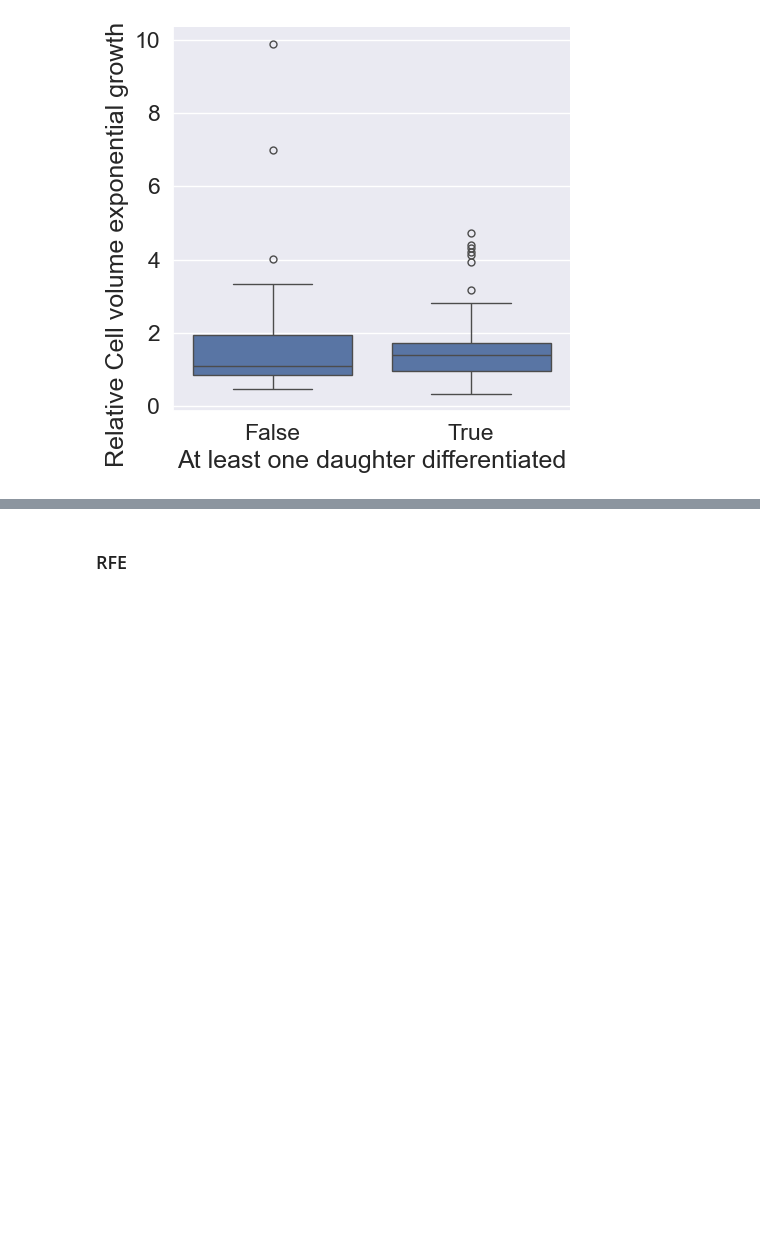
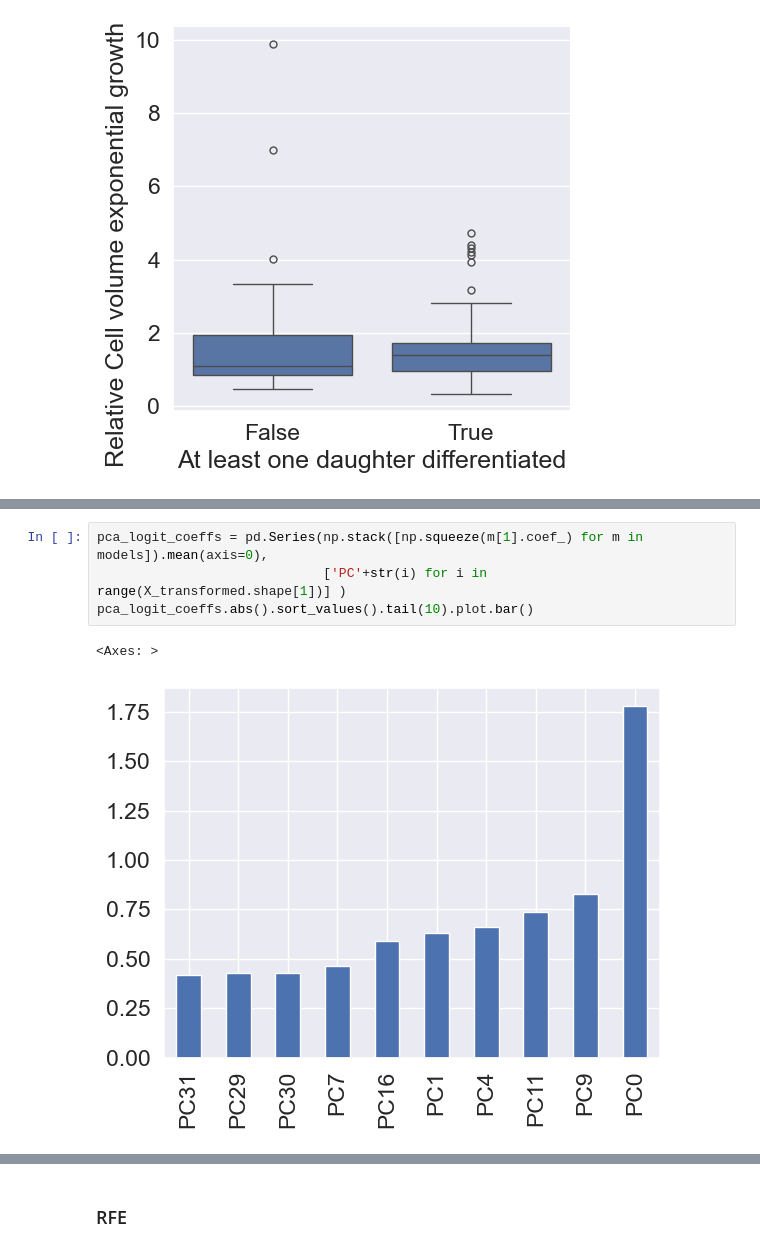
Before and after one commit to xies/mouse_skin_size_control, a Jupyter notebook: 2025_lineage_analysis/notebooks/RF_classify_division.ipynb, the cells around one changed output, grey strips where cells are left out. Saved outputs shown, nothing was run; the diff lists cells and outputs as text; blank space fills up the shorter version.

```diff
--- a/2025_lineage_analysis/notebooks/RF_classify_division.ipynb
+++ b/2025_lineage_analysis/notebooks/RF_classify_division.ipynb
@@ -163,0 +226,7 @@ print(ttest_from_groupby(divisions.droplevel(axis=1,level=1),field2group=feature
+# %%
+pca_logit_coeffs = pd.Series(np.stack([np.squeeze(m[1].coef_) for m in models]).mean(axis=0),
+                             ['PC'+str(i) for i in range(X_transformed.shape[1])] )
+pca_logit_coeffs.abs().sort_values().tail(10).plot.bar()
+# %% [output]
+<Axes: >
+[figure, added]
```
Also changed, not shown: parts of 10 cells of this notebook.
